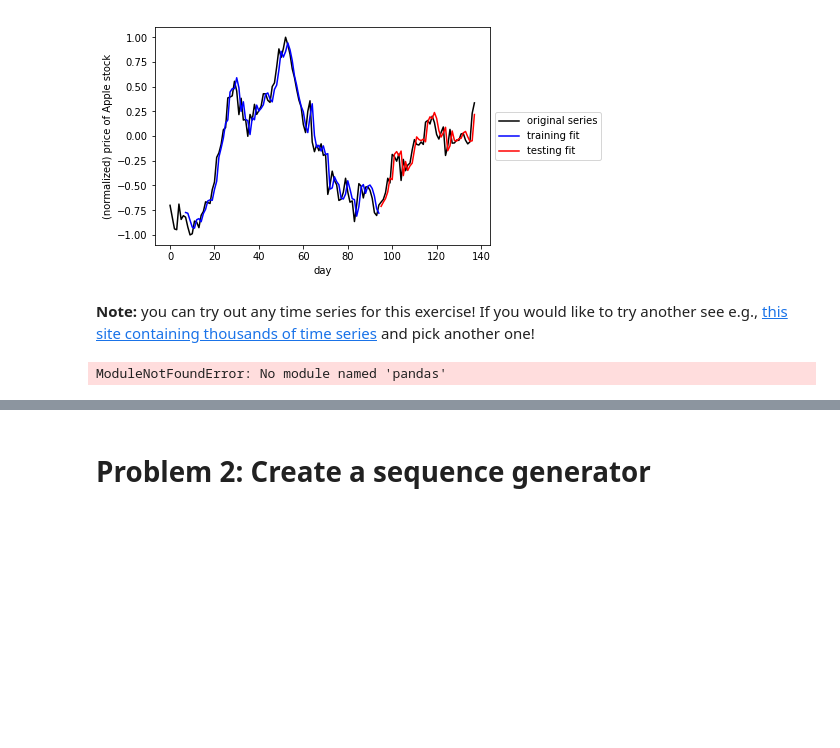
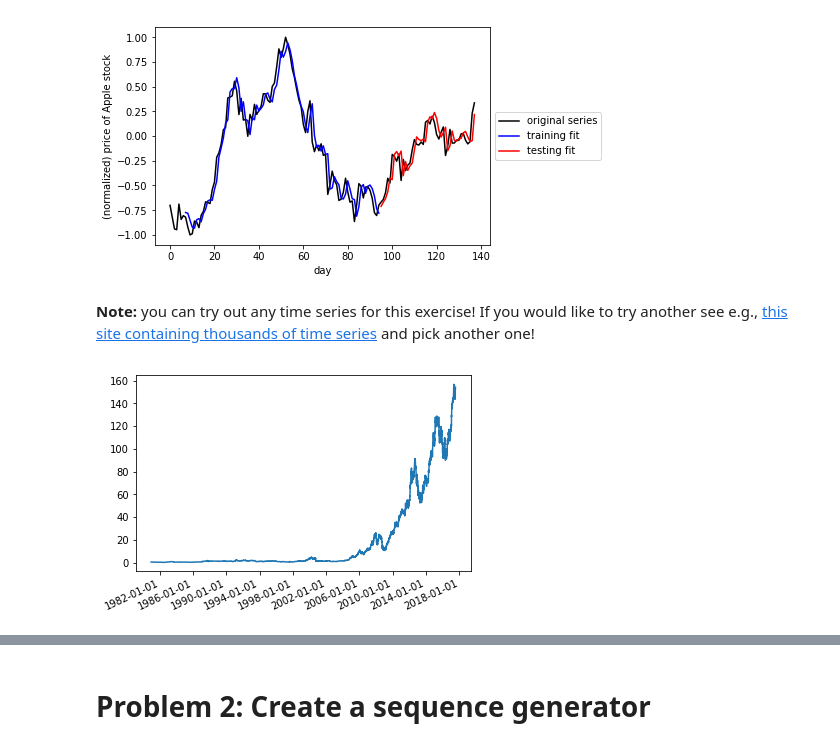
Before and after one commit to climberwb/aind2-rnn, a Jupyter notebook: RNN_project.ipynb, the cells around one changed output, grey strips where cells are left out. Saved outputs shown, nothing was run; the diff lists cells and outputs as text; code cells hidden in the pictures; blank space fills up the shorter version.

```diff
--- a/RNN_project.ipynb
+++ b/RNN_project.ipynb
@@ -282,31 +283,31 @@ plt.show()
 # %%
 from sklearn.preprocessing import MinMaxScaler
 import pandas as pd
 from matplotlib import pyplot
 from matplotlib import dates
 import datetime
 
 df=pd.read_csv('datasets/EOD-AAPL.csv', sep=',',header=None)
 
 n_dataset = df[9].values[1:][::-1]
 n_dataset_adj_high = df[9].values[1:][::-1]
 n_dataset_dates = df[0].values[1:][::-1]
 
-# mdl = MinMaxScaler(feature_range=(-1, 1))
+mdl = MinMaxScaler(feature_range=(-1, 1))
 # # n_dataset = np.loadcsv('datasets/EOD-AAPL.csv')
 
 mdl.fit(n_dataset)
 
 mdl.transform(n_dataset) == dataset
-transform_d = mdl.transform(n_dataset)
+
 converted_dates = map(datetime.datetime.strptime, n_dataset_dates.tolist(), n_dataset_dates.shape[0]*['%Y-%m-%d'])
 x_axis = (converted_dates)
 formatter = dates.DateFormatter('%Y-%m-%d')
 
 pyplot.plot( list(x_axis), n_dataset_adj_high.tolist(), '-' )
 ax = pyplot.gcf().axes[0]
 ax.xaxis.set_major_formatter(formatter)
 pyplot.gcf().autofmt_xdate(rotation=25)
 pyplot.show()
 # %% [output]
-ModuleNotFoundError: No module named 'pandas'
+[figure, added]
```
Also changed, not shown: parts of 4 cells of this notebook.
